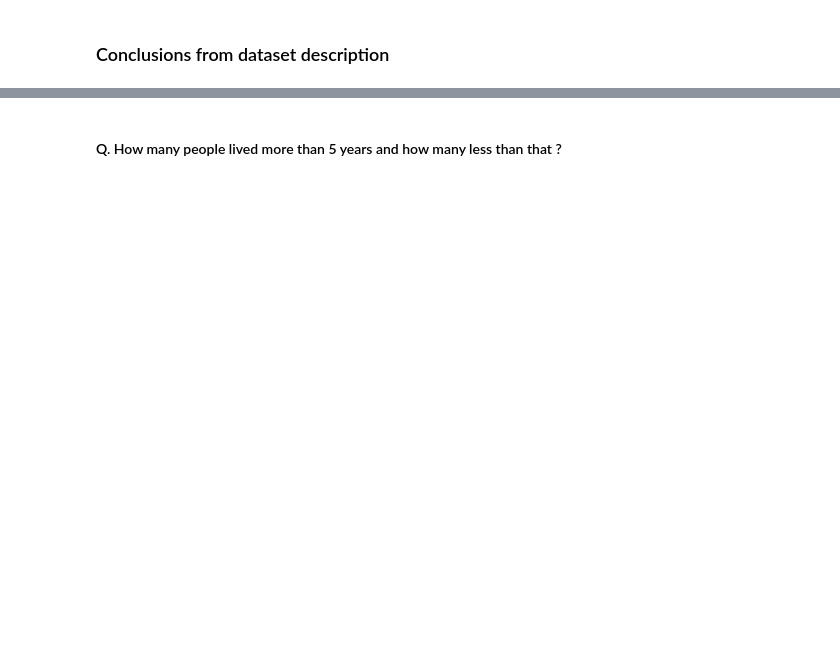
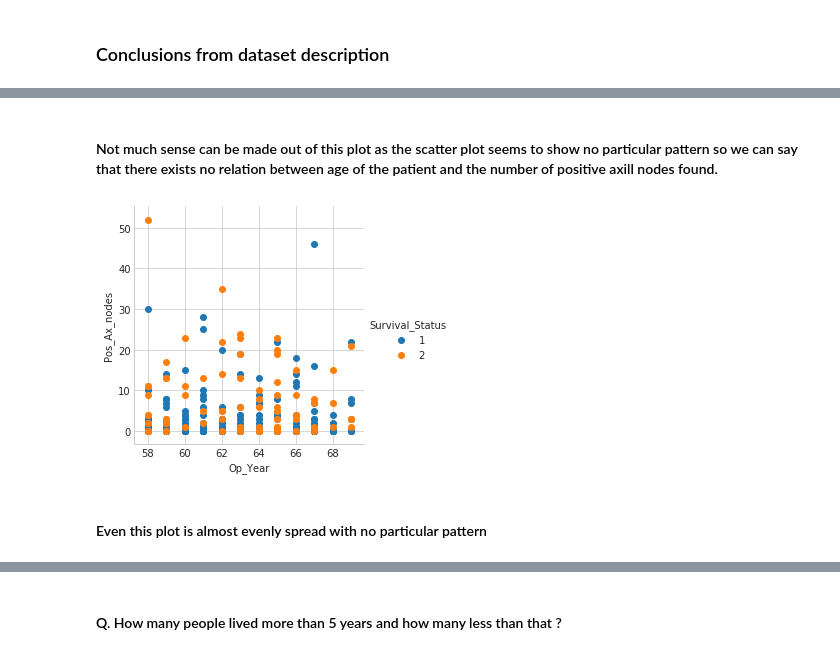
Before and after one commit to amsreekanth/ML-Archives, a Jupyter notebook: 1HabermanAnalysis.ipynb, the cells around one changed output, grey strips where cells are left out. Cells and saved outputs as stored; diff of their text form; code cells hidden in the pictures; blank space fills up the shorter version.

```diff
--- a/1HabermanAnalysis.ipynb
+++ b/1HabermanAnalysis.ipynb
@@ -47,0 +70,12 @@ Columns in the dataset :  Index(['Age', 'Op_Year', 'Num_Ax_nodes', 'Survival_Sta
+# %% [markdown]
+#### Not much sense can be made out of this plot as the scatter plot seems to show no particular pattern so we can say that there exists no relation between age of the patient and the number of positive axill nodes found.
+# %%
+sns.set_style("whitegrid");
+sns.FacetGrid(haberman, hue="Survival_Status", size=4) \
+   .map(plt.scatter, "Op_Year", "Pos_Ax_nodes") \
+   .add_legend();
+plt.show();
+# %% [output]
+[figure, added]
+# %% [markdown]
+#### Even this plot is almost evenly spread with no particular pattern
```
Also changed, not shown: parts of 28 cells of this notebook, 18 other files.
